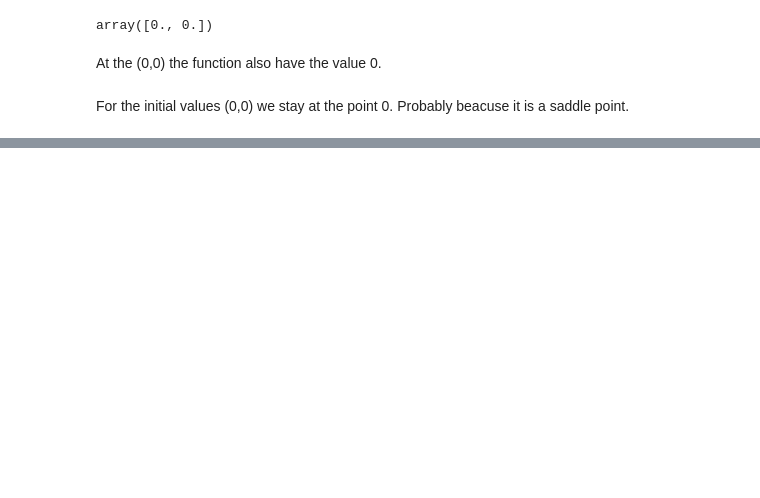
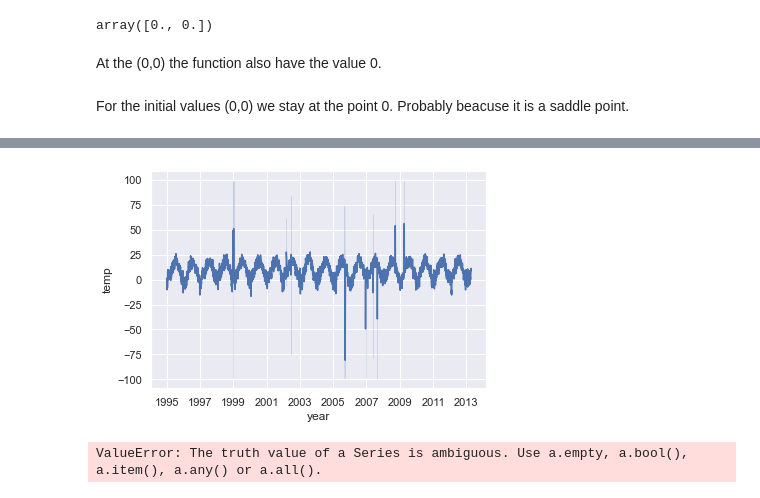
Before and after one commit to maxhoeth/LaboratoryOfComputationalPhysics_Y4, a Jupyter notebook: ex_08_maxhoeth.ipynb, the cells around one changed output, grey strips where cells are left out. Drawn from its saved outputs; the diff is of its cells as text; code cells hidden in the pictures; blank space fills up the shorter version.

```diff
--- a/ex_08_maxhoeth.ipynb
+++ b/ex_08_maxhoeth.ipynb
@@ -151,0 +167,21 @@ data
+# %%
+data = np.loadtxt('/Users/max/data/munich_temperatures_average_with_bad_data.txt')
+# %%
+data = pd.DataFrame(data, columns=['year', 'temp'])
+x = np.array(data['year'])
+# %%
+sns.lineplot(x=data['year'], y=data['temp'])
+plt.xticks(np.arange(1995, 2014, 2))
+plt.show()
+# %% [output]
+[figure, added]
+# %%
+def func(t,a,b,c):
+    return a * np.cos(2 * np.pi * t + b) + c
+
+mask = ((2008 <= data['year'] <= 2009) | (2012 <= data['year'] <= 2013))
+start_end = data['year'][mask]
+
+params, z = sp.optimize.curve_fit(func, data['year'], data['temp'])
+# %% [output]
+ValueError: The truth value of a Series is ambiguous. Use a.empty, a.bool(), a.item(), a.any() or a.all().
```
Also changed, not shown: parts of 23 cells of this notebook.
